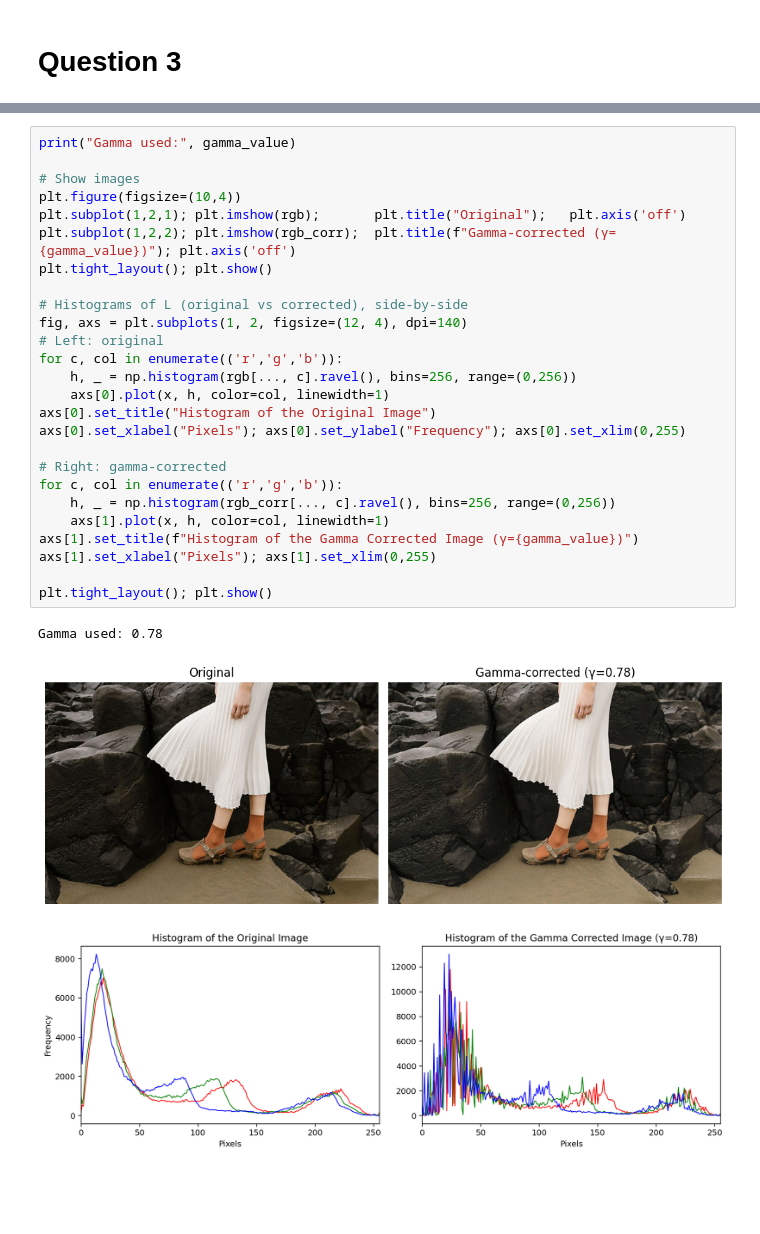
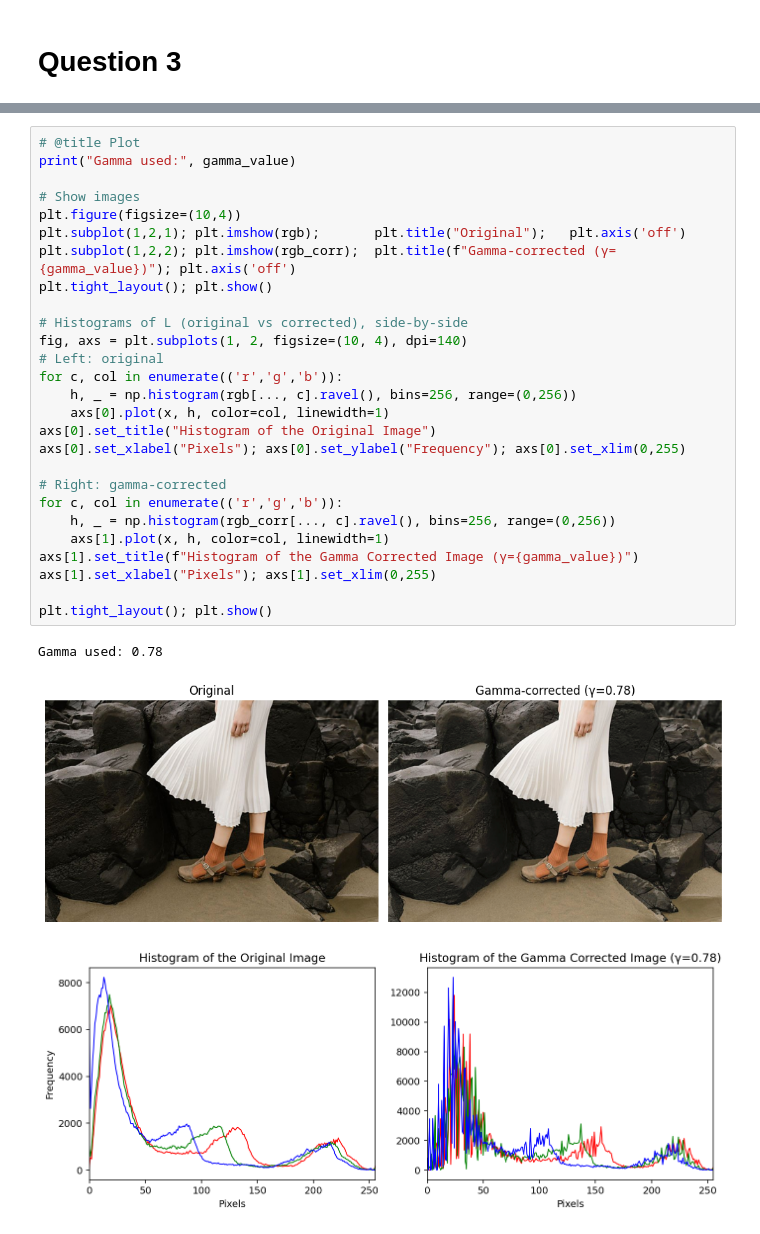
Before and after one commit to piumalnipun9/Assignment-1-Intensity-Transformations-and-Neighborhood-Filtering, a Jupyter notebook: Assignment_1_Intensity_Transformations_and_Neighborhood_Filtering.ipynb, the cells around one changed output, grey strips where cells are left out. Saved outputs shown, nothing was run; the diff lists cells and outputs as text; blank space fills up the shorter version.

```diff
--- a/Assignment_1_Intensity_Transformations_and_Neighborhood_Filtering.ipynb
+++ b/Assignment_1_Intensity_Transformations_and_Neighborhood_Filtering.ipynb
@@ -123,30 +126,31 @@ Gamma used: 0.78
 # %%
+# @title Plot
 print("Gamma used:", gamma_value)
 
 # Show images
 plt.figure(figsize=(10,4))
 plt.subplot(1,2,1); plt.imshow(rgb);       plt.title("Original");   plt.axis('off')
 plt.subplot(1,2,2); plt.imshow(rgb_corr);  plt.title(f"Gamma-corrected (γ={gamma_value})"); plt.axis('off')
 plt.tight_layout(); plt.show()
 
 # Histograms of L (original vs corrected), side-by-side
-fig, axs = plt.subplots(1, 2, figsize=(12, 4), dpi=140)
+fig, axs = plt.subplots(1, 2, figsize=(10, 4), dpi=140)
 # Left: original
 for c, col in enumerate(('r','g','b')):
     h, _ = np.histogram(rgb[..., c].ravel(), bins=256, range=(0,256))
     axs[0].plot(x, h, color=col, linewidth=1)
 axs[0].set_title("Histogram of the Original Image")
 axs[0].set_xlabel("Pixels"); axs[0].set_ylabel("Frequency"); axs[0].set_xlim(0,255)
 
 # Right: gamma-corrected
 for c, col in enumerate(('r','g','b')):
     h, _ = np.histogram(rgb_corr[..., c].ravel(), bins=256, range=(0,256))
     axs[1].plot(x, h, color=col, linewidth=1)
 axs[1].set_title(f"Histogram of the Gamma Corrected Image (γ={gamma_value})")
 axs[1].set_xlabel("Pixels"); axs[1].set_xlim(0,255)
 
 plt.tight_layout(); plt.show()
 # %% [output]
 Gamma used: 0.78
 [figure]
-[figure, old version]
+[figure, new version]
```
Also changed, not shown: parts of 20 cells of this notebook.
